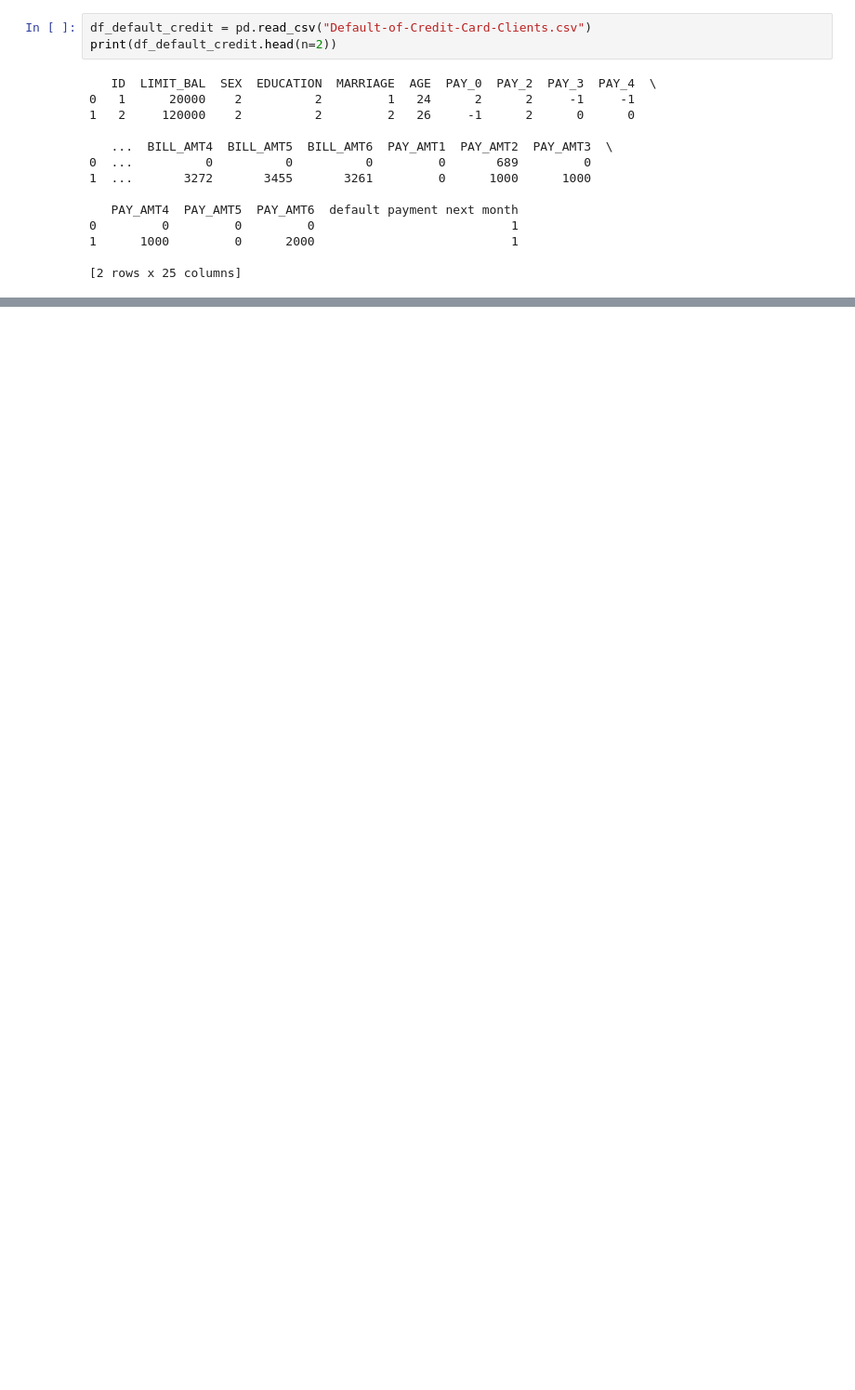
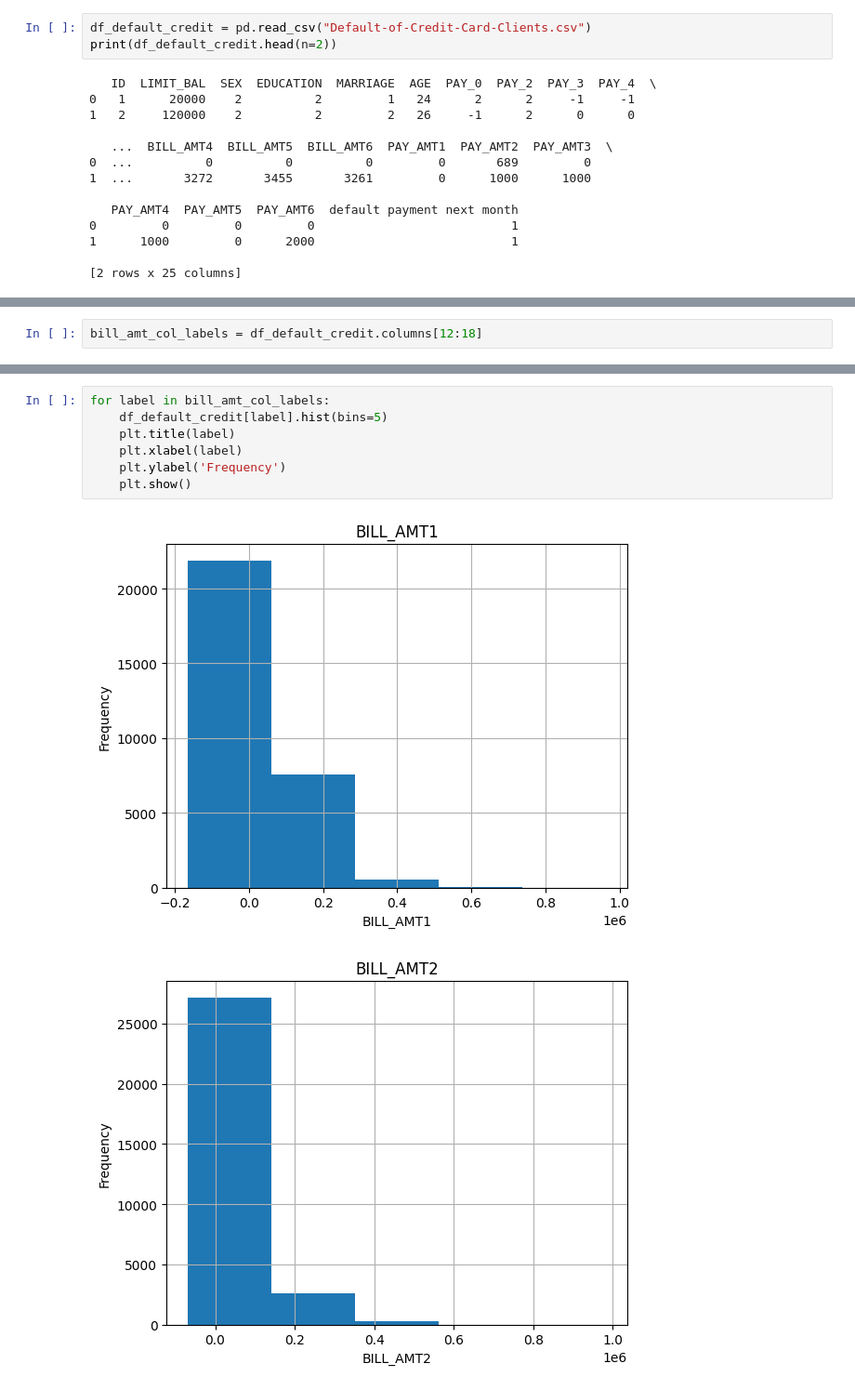
Before and after one commit to RustyRaptor/data-mining, a Jupyter notebook: 20230910_assignment2/20230910_assignment2.ipynb, the cells around one changed output, grey strips where cells are left out. Shown at 93% size. Saved outputs shown, nothing was run; the diff lists cells and outputs as text; blank space fills up the shorter version.

```diff
--- a/20230910_assignment2/20230910_assignment2.ipynb
+++ b/20230910_assignment2/20230910_assignment2.ipynb
@@ -181,0 +58,2 @@ plt.scatter(x_age, y_limit_bal,alpha=0.5, s=25)
+# %%
+bill_amt_col_labels = df_default_credit.columns[12:18]
@@ -181,0 +108,10 @@ plt.scatter(x_age, y_limit_bal,alpha=0.5, s=25)
+# %%
+for label in bill_amt_col_labels:
+    df_default_credit[label].hist(bins=5)
+    plt.title(label)
+    plt.xlabel(label)
+    plt.ylabel('Frequency')
+    plt.show()
+# %% [output]
+[figure, added]
+[figure, added]
```
Also changed, not shown: parts of 47 cells of this notebook, 1 other file.
